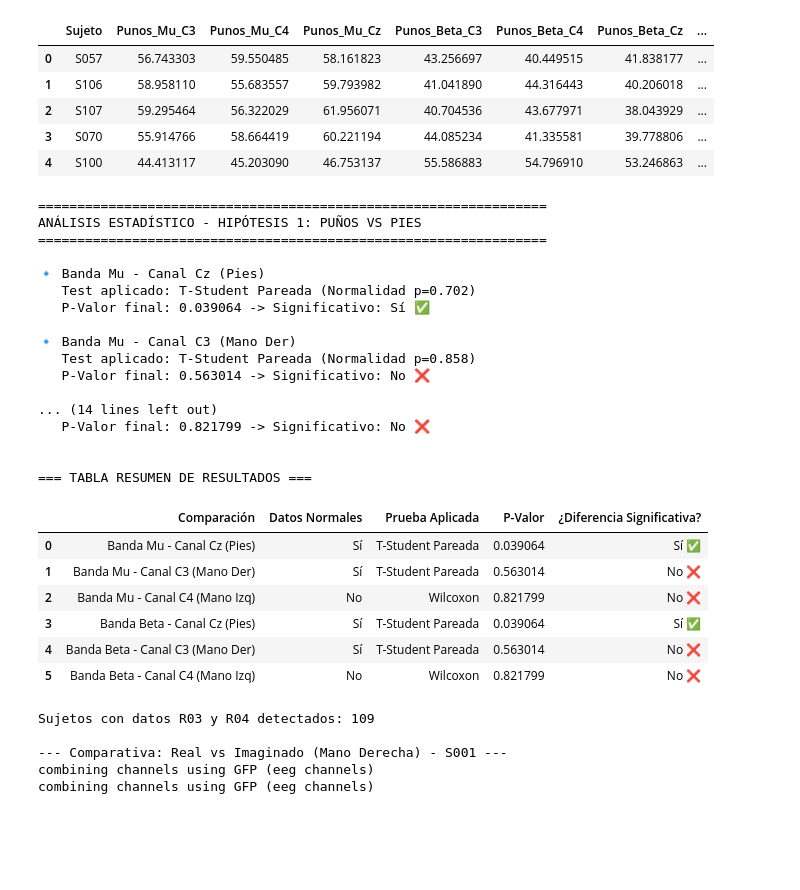
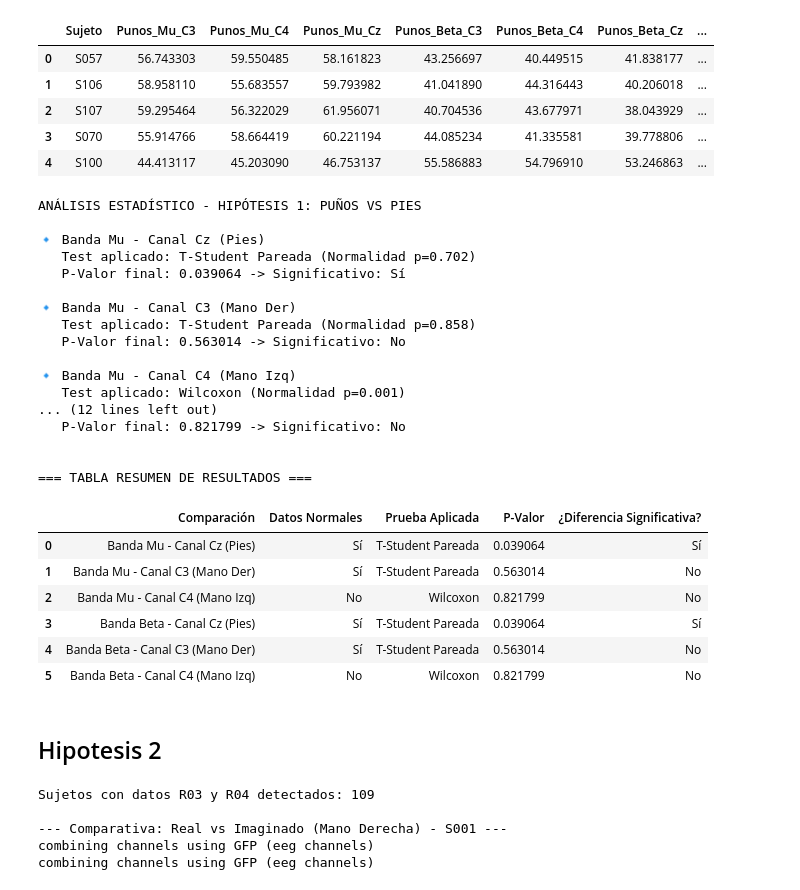
Before and after one commit to SebastianD2/Lab_Biosenales, a Jupyter notebook: Proyecto1.ipynb, the cells around one changed output. Saved outputs shown, nothing was run; the diff lists cells and outputs as text; code cells hidden in the pictures; blank space fills up the shorter version.

```diff
--- a/Proyecto1.ipynb
+++ b/Proyecto1.ipynb
@@ -221,14 +220,8 @@ DATAFRAME
 | 3 | S070 | 55.914766 | 58.664419 | 60.221194 | 44.085234 | 41.335581 | 39.778806 | ... |
 | 4 | S100 | 44.413117 | 45.203090 | 46.753137 | 55.586883 | 54.796910 | 53.246863 | ... |
 # %%
-import pandas as pd
-from scipy import stats
-from IPython.display import display
-
 def analizar_hipotesis_1(df):
     resultados = []
-
-    # Definimos los pares a comparar basándonos en las llaves exactas de tu diccionario
     pares_a_comparar = [
         # --- BANDA MU ---
         ('Punos_Mu_Cz', 'Pies_Mu_Cz', 'Banda Mu - Canal Cz (Pies)'),
@@ -241,19 +234,17 @@ def analizar_hipotesis_1(df):
         ('Punos_Beta_C4', 'Pies_Beta_C4', 'Banda Beta - Canal C4 (Mano Izq)')
     ]
 
-    print("="*65)
     print("ANÁLISIS ESTADÍSTICO - HIPÓTESIS 1: PUÑOS VS PIES")
-    print("="*65)
 
     for col_punos, col_pies, descripcion in pares_a_comparar:
-        # 1. Calcular las diferencias entre mover puños y mover pies
+        #Calcular las diferencias entre mover puños y mover pies
         diferencias = df[col_punos] - df[col_pies]
 
-        # 2. Prueba de Normalidad de las diferencias (Shapiro-Wilk)
+        # Prueba de Normalidad de las diferencias (Shapiro-Wilk)
         _, p_sw = stats.shapiro(diferencias)
         es_normal = p_sw > 0.05
 
-        # 3. Elegir y aplicar la prueba estadística pareada
+        #  Elegir y aplicar la prueba estadística pareada
         if es_normal:
             stat, p_valor = stats.ttest_rel(df[col_punos], df[col_pies])
             test_usado = "T-Student Pareada"
@@ -262,10 +253,11 @@ def analizar_hipotesis_1(df):
             stat, p_valor = stats.wilcoxon(df[col_punos], df[col_pies])
             test_usado = "Wilcoxon"
 
-        # 4. Determinar si la diferencia es estadísticamente significativa (p < 0.05)
-        significativo = "Sí ✅" if p_valor < 0.05 else "No ❌"
+        #  Determinar si la diferencia es estadísticamente significativa (p < 0.05)
+        significativo = "Sí" if p_valor < 0.05 else "No"
 
-        # Guardar en la lista para nuestra tabla resumen
+
+    # guardar los datos
         resultados.append({
             'Comparación': descripcion,
             'Datos Normales': 'Sí' if es_normal else 'No',
@@ -274,47 +266,48 @@ def analizar_hipotesis_1(df):
             '¿Diferencia Significativa?': significativo
         })
 
-        # Imprimir el paso a paso en consola
+        # Imprimir
         print(f"\n🔹 {descripcion}")
         print(f"   Test aplicado: {test_usado} (Normalidad p={p_sw:.3f})")
         print(f"   P-Valor final: {p_valor:.6f} -> Significativo: {significativo}")
 
     # Convertir los resultados en un DataFrame para visualizarlo fácilmente
     df_estadistica = pd.DataFrame(resultados)
     return df_estadistica
 
-# =====================================================================
+
 # EJECUCIÓN DEL ANÁLISIS
-# Pasamos tu DataFrame 'df_resultados' a la función
-# =====================================================================
+# Pasamos el DataFrame 'df_resultados' a la función
 
 df_analisis_h1 = analizar_hipotesis_1(df_resultados)
 
 print("\n\n=== TABLA RESUMEN DE RESULTADOS ===")
 display(df_analisis_h1)
 # %% [output]
-=================================================================
 ANÁLISIS ESTADÍSTICO - HIPÓTESIS 1: PUÑOS VS PIES
-=================================================================
 
 🔹 Banda Mu - Canal Cz (Pies)
    Test aplicado: T-Student Pareada (Normalidad p=0.702)
-   P-Valor final: 0.039064 -> Significativo: Sí ✅
+   P-Valor final: 0.039064 -> Significativo: Sí
 
 🔹 Banda Mu - Canal C3 (Mano Der)
    Test aplicado: T-Student Pareada (Normalidad p=0.858)
-   P-Valor final: 0.563014 -> Significativo: No ❌
+   P-Valor final: 0.563014 -> Significativo: No
 
-... (14 lines left out)
-   P-Valor final: 0.821799 -> Significativo: No ❌
+🔹 Banda Mu - Canal C4 (Mano Izq)
+   Test aplicado: Wilcoxon (Normalidad p=0.001)
+... (12 lines left out)
+   P-Valor final: 0.821799 -> Significativo: No
 
 
 === TABLA RESUMEN DE RESULTADOS ===
 |  | Comparación | Datos Normales | Prueba Aplicada | P-Valor | ¿Diferencia Significativa? |
-| 0 | Banda Mu - Canal Cz (Pies) | Sí | T-Student Pareada | 0.039064 | Sí ✅ |
-| 1 | Banda Mu - Canal C3 (Mano Der) | Sí | T-Student Pareada | 0.563014 | No ❌ |
-| 2 | Banda Mu - Canal C4 (Mano Izq) | No | Wilcoxon | 0.821799 | No ❌ |
-| 3 | Banda Beta - Canal Cz (Pies) | Sí | T-Student Pareada | 0.039064 | Sí ✅ |
-| 4 | Banda Beta - Canal C3 (Mano Der) | Sí | T-Student Pareada | 0.563014 | No ❌ |
-| 5 | Banda Beta - Canal C4 (Mano Izq) | No | Wilcoxon | 0.821799 | No ❌ |
+| 0 | Banda Mu - Canal Cz (Pies) | Sí | T-Student Pareada | 0.039064 | Sí |
+| 1 | Banda Mu - Canal C3 (Mano Der) | Sí | T-Student Pareada | 0.563014 | No |
+| 2 | Banda Mu - Canal C4 (Mano Izq) | No | Wilcoxon | 0.821799 | No |
+| 3 | Banda Beta - Canal Cz (Pies) | Sí | T-Student Pareada | 0.039064 | Sí |
+| 4 | Banda Beta - Canal C3 (Mano Der) | Sí | T-Student Pareada | 0.563014 | No |
+| 5 | Banda Beta - Canal C4 (Mano Izq) | No | Wilcoxon | 0.821799 | No |
+# %% [markdown]
+## Hipotesis 2
 # %%
```
Also changed, not shown: parts of 16 cells of this notebook.
